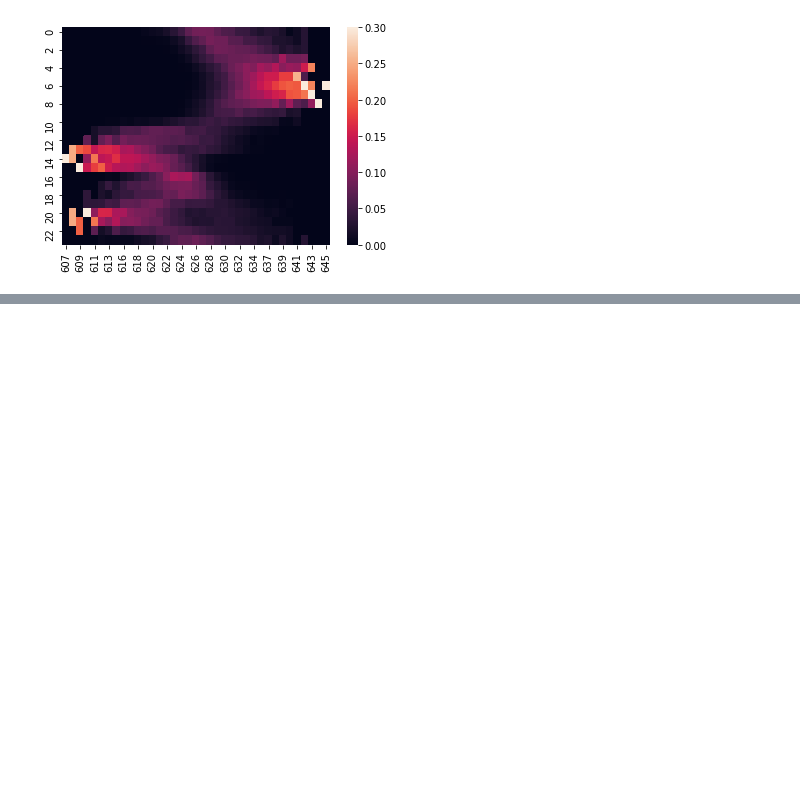
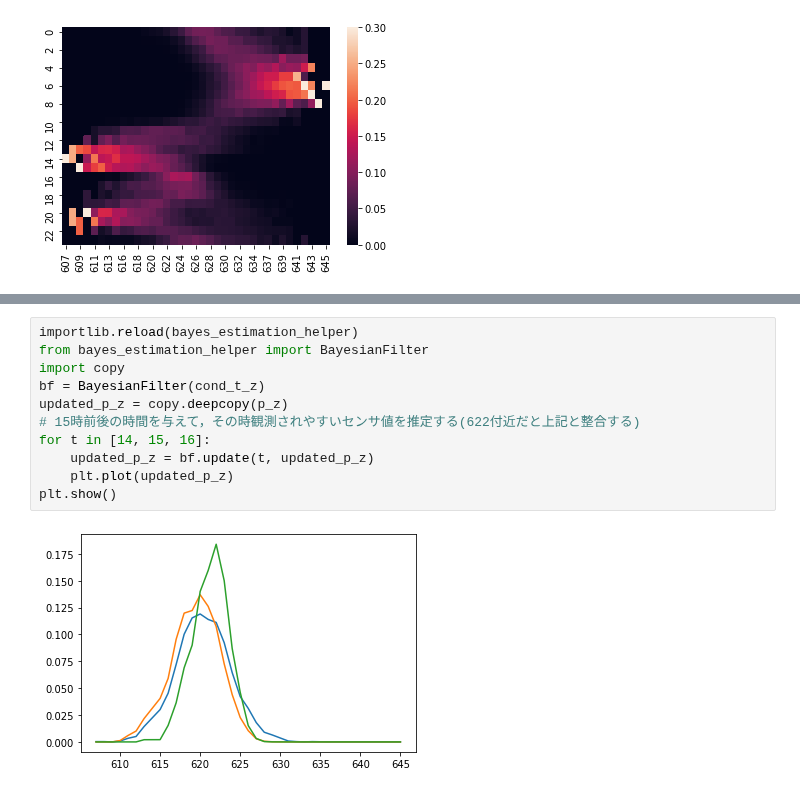
Before and after one commit to fugashy/probabilistic_robotics_simulator, a Jupyter notebook: notebooks/bayes_estimation_playground.ipynb, the cells around one changed output, grey strips where cells are left out. Saved outputs shown, nothing was run; the diff lists cells and outputs as text; blank space fills up the shorter version.

```diff
--- a/notebooks/bayes_estimation_playground.ipynb
+++ b/notebooks/bayes_estimation_playground.ipynb
@@ -68,0 +116,13 @@ sum of cond_t_z[0] = 1.0
+# %%
+importlib.reload(bayes_estimation_helper)
+from bayes_estimation_helper import BayesianFilter
+import copy
+bf = BayesianFilter(cond_t_z)
+updated_p_z = copy.deepcopy(p_z)
+# 15時前後の時間を与えて，その時観測されやすいセンサ値を推定する(622付近だと上記と整合する)
+for t in [14, 15, 16]:
+    updated_p_z = bf.update(t, updated_p_z)
+    plt.plot(updated_p_z)
+plt.show()
+# %% [output]
+[figure, added]
```
Also changed, not shown: parts of 4 cells of this notebook.
